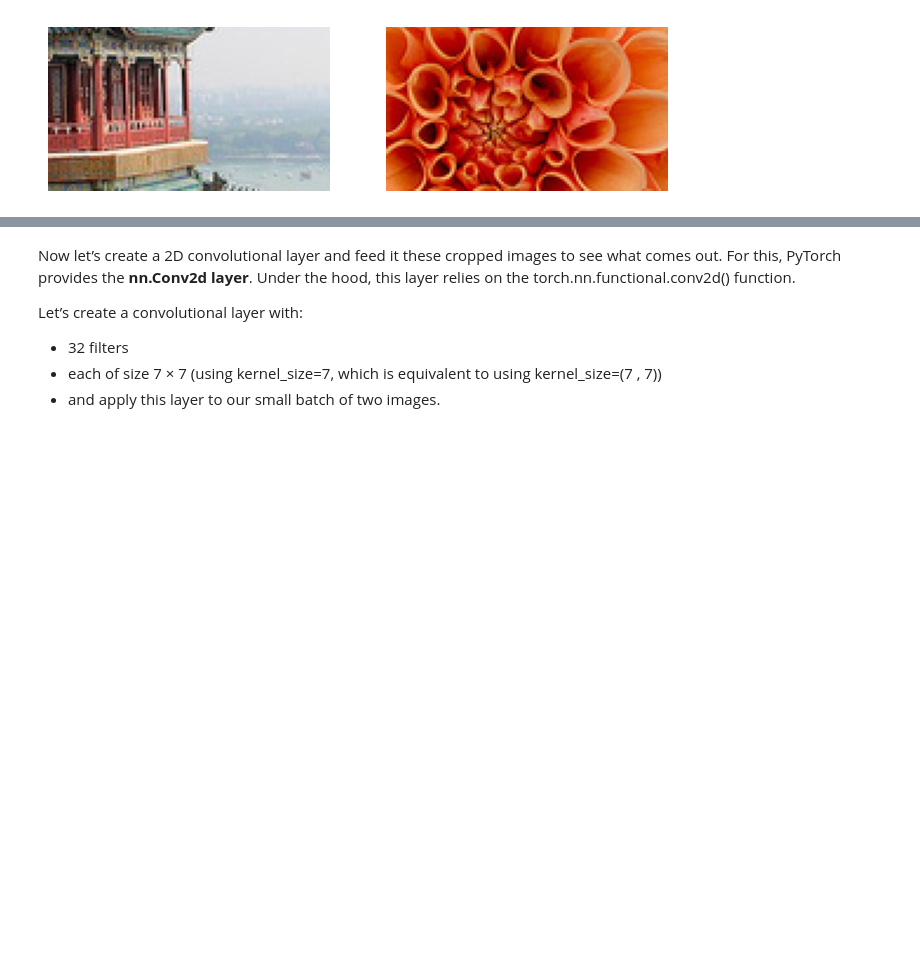
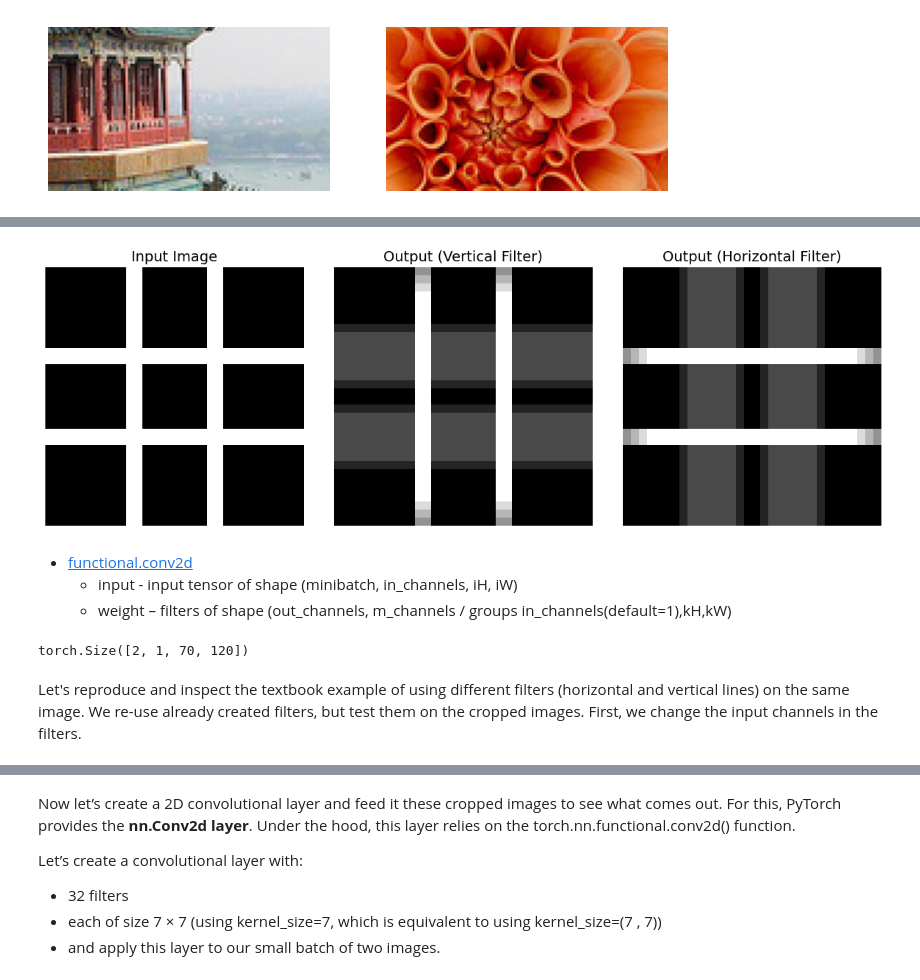
Before and after one commit to ilia-kuznetsov-hds/machine_learning_project, a Jupyter notebook: 2025_10_ML_II_Week_02_Deep_Computer_Vision_Using_Convolutional_Neural_Networks.ipynb, the cells around one changed output, grey strips where cells are left out. Drawn from its saved outputs; the diff is of its cells as text; code cells hidden in the pictures; blank space fills up the shorter version.

```diff
--- a/2025_10_ML_II_Week_02_Deep_Computer_Vision_Using_Convolutional_Neural_Networks.ipynb
+++ b/2025_10_ML_II_Week_02_Deep_Computer_Vision_Using_Convolutional_Neural_Networks.ipynb
@@ -124,0 +207,62 @@ plot_image(cropped_images[1])
+# %%
+
+# Apply Vertical Filter (to produce top-left image concept)
+vertical_output = F.conv2d(
+    input_tensor,
+    vertical_kernel,
+    padding=padding,
+    stride=stride
+)
+
+# Apply Horizontal Filter (to produce upper-right image concept)
+horizontal_output = F.conv2d(
+    input_tensor,
+    horizontal_kernel,
+    padding=padding,
+    stride=stride)
+# %%
+# --- 4. Visualize Output ---
+# Extract the resulting 2D arrays for plotting
+vertical_result = vertical_output.squeeze().detach().numpy()
+human_readable_horizontal_kernel = horizontal_kernel_np
+human_readable_vertical_kernel = vertical_kernel_np
+horizontal_result = horizontal_output.squeeze().detach().numpy()
+input_img = input_tensor.squeeze().detach().numpy()
+
+fig, axes = plt.subplots(1, 3, figsize=(12, 4))
+
+# Plot 1: Input Image
+axes[0].imshow(input_img, cmap='gray')
+axes[0].set_title("Input Image")
+
+# Plot 2: Vertical Line Enhancement (Simulated Figure 12-5 Top-Left)
+axes[1].imshow(vertical_result, cmap='gray')
+# Vertical white lines get enhanced while the rest gets blurred [1].
+axes[1].set_title(
+    "Output (Vertical Filter)"
+)
+
+# Plot 3: Horizontal Line Enhancement (Simulated Figure 12-5 Upper-Right)
+axes[2].imshow(horizontal_result, cmap='gray')
+# Horizontal white lines get enhanced while the rest is blurred out [1].
+axes[2].set_title(
+    "Output (Horizontal Filter)"
+)
+
+for ax in axes:
+    ax.axis('off')
+
+plt.tight_layout()
+plt.show()
+# %% [output]
+[figure, added]
+# %% [markdown]
+* [functional.conv2d](https://docs.pytorch.org/docs/stable/generated/torch.nn.functional.conv2d.html)
+   - input - input tensor of shape (minibatch, in_channels, iH, iW)
+   - weight – filters of shape (out_channels, m_channels / groups in_channels(default=1),kH,kW)
+# %%
+vertical_output.shape
+# %% [output]
+torch.Size([2, 1, 70, 120])
+# %% [markdown]
+Let's reproduce and inspect the textbook example of using different filters (horizontal and vertical lines) on the same image. We re-use already created filters, but test them on the cropped images. First, we change the input channels in the filters.
```
Also changed, not shown: parts of 22 cells of this notebook.
